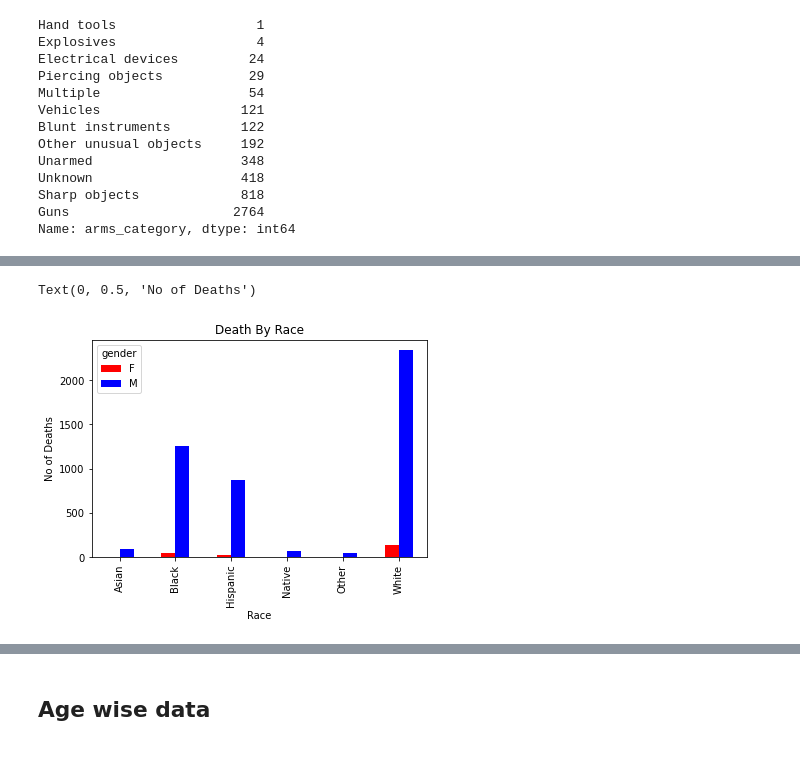
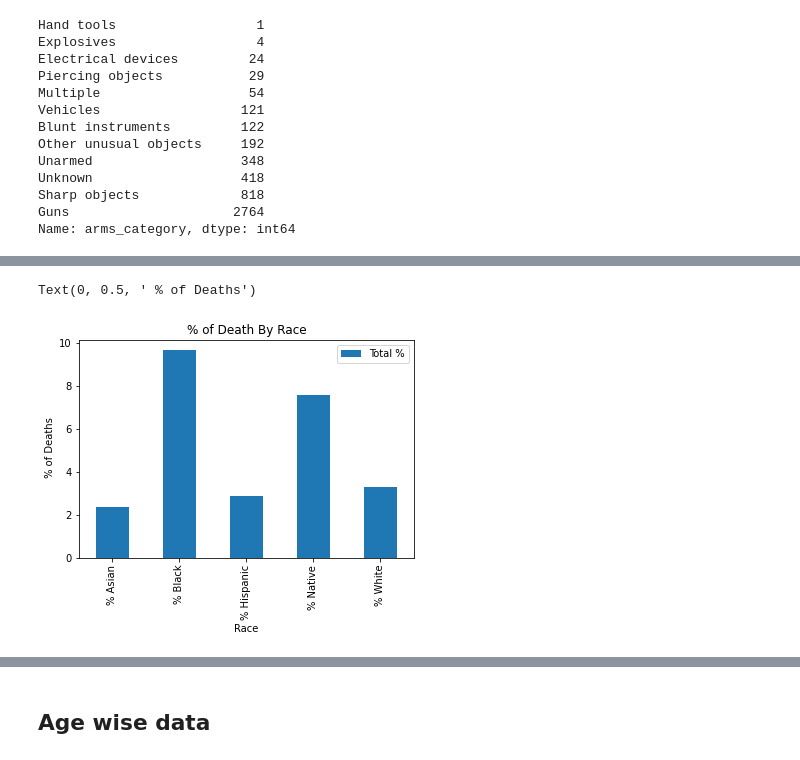
Before and after one commit to javsanbel2/betaproject, a Jupyter notebook: beta_poshan.ipynb, the cells around one changed output, grey strips where cells are left out. Cells and saved outputs as stored; diff of their text form; code cells hidden in the pictures.

Commit message:
beta_poshan Data merging

```diff
--- a/beta_poshan.ipynb
+++ b/beta_poshan.ipynb
@@ -138,0 +323,3 @@ df_race_wise
+# %%
+state_census_data['state'] = state_census_data['state'].map(state_code)
+state_census_data.head(5)
@@ -138,0 +351,7 @@ df_race_wise
+# %%
+state_shooting_data = f_data.groupby(["state","race"]).size().unstack()
+state_shooting_data = state_shooting_data.fillna(0.0)
+
+# merged_data = state_shooting_data.join(state_census_data, on="state", how = "inner")
+merged_data = pd.merge(state_shooting_data,state_census_data, on = "state")
+merged_data = merged_data.drop(["Other","total_men", "total_women", "total_pacific","total_poverty","total_Uneployment" ], axis = 1)
@@ -138,0 +369,7 @@ df_race_wise
+# %%
+merged_data["% Asian"] = (merged_data["Asian"]/merged_data["total_Asian"]) * 100
+merged_data["% Black"] = (merged_data["Black"]/merged_data["total_black"]) * 100
+merged_data["% Hispanic"] = (merged_data["Hispanic"]/merged_data["total_Hispanic"]) * 100
+merged_data["% Native"] = (merged_data["Native"]/merged_data["total_native"]) * 100
+merged_data["% White"] = (merged_data["White"]/merged_data["total_White"]) * 100
+merged_data.head(5)
@@ -138,0 +385,5 @@ df_race_wise
+# %%
+per_race_data = merged_data[["% Asian","% Black","% Hispanic","% Native", "% White"]].sum().round(2).reset_index()
+per_race_data = per_race_data.rename(columns = {"index": "Race", 0 : "Total %"})
+per_race_data = per_race_data.set_index('Race')
+per_race_data
@@ -139,10 +398,10 @@ df_race_wise
 # %%
-df_race_wise.plot(kind="bar",color =["r","b"])
-plt.title("Death By Race")
+per_race_data.plot(kind = "bar")
+plt.title("% of Death By Race")
 plt.xlabel("Race")
-plt.ylabel("No of Deaths")
+plt.ylabel(" % of Deaths")
 # %% [output]
-Text(0, 0.5, 'No of Deaths')
+Text(0, 0.5, ' % of Deaths')
-[figure, old version]
+[figure, new version]
 # %%
 monthly_df = f_data["date"].groupby(f_data.date.dt.to_period("M")).agg("count").to_frame(name="count").reset_index()
```
Also changed, not shown: parts of 45 cells of this notebook.
